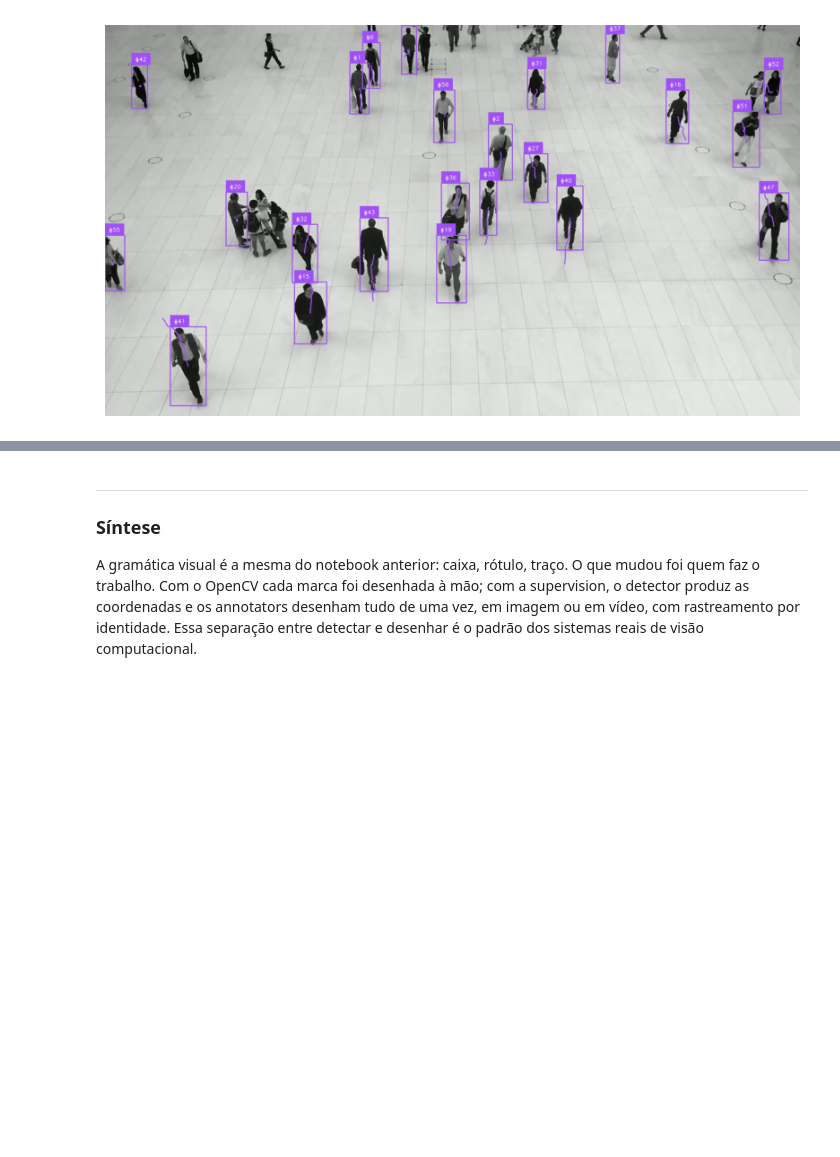
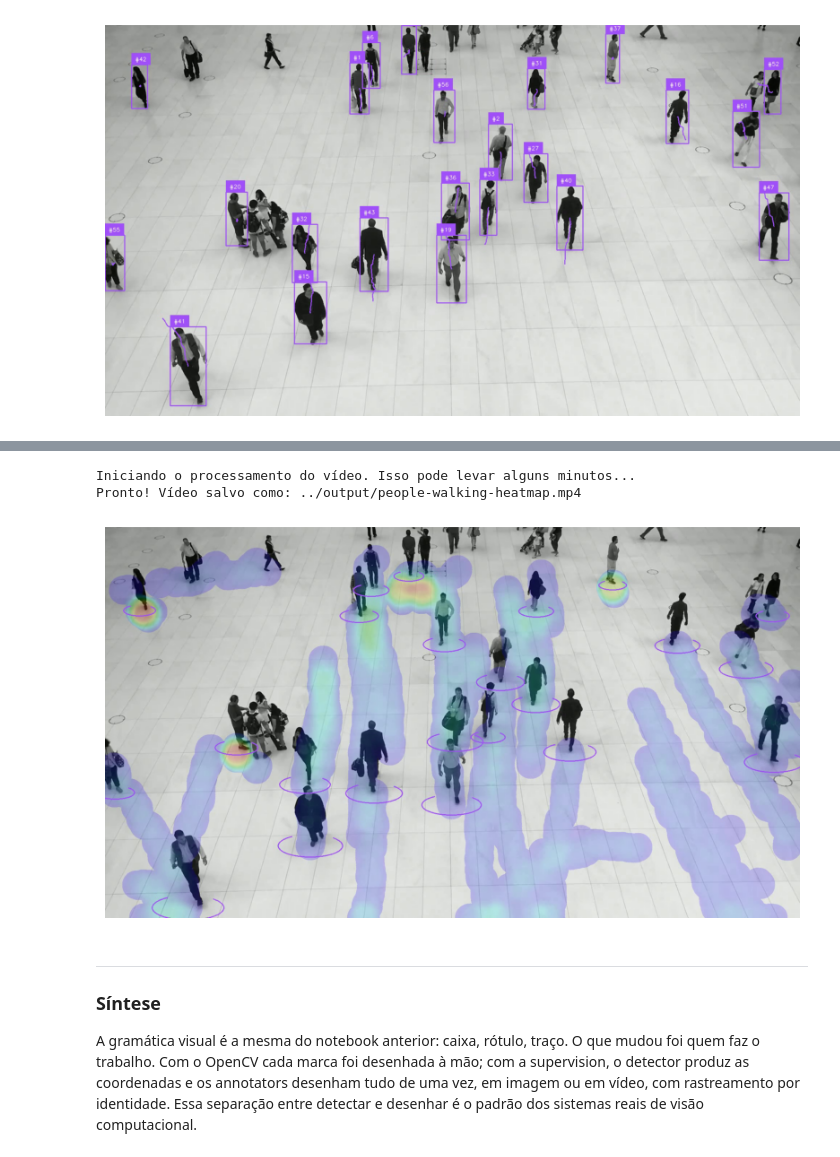
Before and after one commit to natpenatti/VIS101_fundamentos_visao_computacional, a Jupyter notebook: notebooks/VIS101_aula4_anotacoes_com_supervision.ipynb, the cells around one changed output, grey strips where cells are left out. Saved outputs shown, nothing was run; the diff lists cells and outputs as text; code cells hidden in the pictures; blank space fills up the shorter version.

Commit message:
feat: adiciona análise de mapa de calor e organiza estrutura de pastas

```diff
--- a/notebooks/VIS101_aula4_anotacoes_com_supervision.ipynb
+++ b/notebooks/VIS101_aula4_anotacoes_com_supervision.ipynb
@@ -216,3 +264,79 @@ plt.show()
+# %%
+# Carrega o modelo de detecção
+model = YOLO('../models/yolo26n.pt',)
+
+# Inicialização (fora da função callback)
+# Isso é super importante para o mapa de calor e o rastreador lembrarem do passado!
+tracker = sv.ByteTrack()
+ellipse_annotator = sv.EllipseAnnotator()
+heatmap_annotator = sv.HeatMapAnnotator()
+
+# Definição da nova função de callback
+def process_frame(frame: np.ndarray, index: int) -> np.ndarray:
+    # Roda o modelo no frame atual procurando apenas pessoas (classes=[0])
+    results = model(frame, classes=[0], verbose=False)[0]
+
+    # Converte os resultados para o formato do Supervision
+    detections = sv.Detections.from_ultralytics(results)
+
+    # Atualiza o rastreador (associa um ID para cada pessoa)
+    detections = tracker.update_with_detections(detections)
+
+    # Cria uma cópia do frame para não alterar o original diretamente
+    annotated_frame = frame.copy()
+
+    # Etapa visual: Desenha o mapa de calor no chão
+    annotated_frame = heatmap_annotator.annotate(
+        scene=annotated_frame,
+        detections=detections
+    )
+
+    # Etapa visual: Desenha as elipses (círculos) na base das pessoas
+    annotated_frame = ellipse_annotator.annotate(
+        scene=annotated_frame,
+        detections=detections
+    )
+
+    return annotated_frame
+
+# Processamento do vídeo
+caminho_entrada = caminho
+caminho_saida = '../output/people-walking-heatmap.mp4'
+
+print("Iniciando o processamento do vídeo. Isso pode levar alguns minutos...")
+
+sv.process_video(
+    source_path=caminho_entrada,
+    target_path=caminho_saida,
+    callback=process_frame
+)
+
+print(f"Pronto! Vídeo salvo como: {caminho_saida}")
+# %% [output]
+Iniciando o processamento do vídeo. Isso pode levar alguns minutos...
+Pronto! Vídeo salvo como: ../output/people-walking-heatmap.mp4
+# %%
+cap = cv2.VideoCapture('../output/people-walking-heatmap.mp4')
+
+# Calcula qual é o frame exato do meio do vídeo
+meio = int(cap.get(cv2.CAP_PROP_FRAME_COUNT)) // 2
+
+# Pula direto para esse frame
+cap.set(cv2.CAP_PROP_POS_FRAMES, meio)
+
+# Lê a imagem e fecha o arquivo
+ok, frame = cap.read()
+cap.release()
+
+# Verifica se deu tudo certo
+assert ok, "Erro ao ler o frame."
+
+plt.figure(figsize=(10, 6))
+plt.imshow(cv2.cvtColor(frame, cv2.COLOR_BGR2RGB))
+plt.axis('off')
+plt.show()
+# %% [output]
+[figure, added]
 # %% [markdown]
 _____________
 ### Síntese
```
Also changed, not shown: parts of 10 cells of this notebook, 2 other files.
